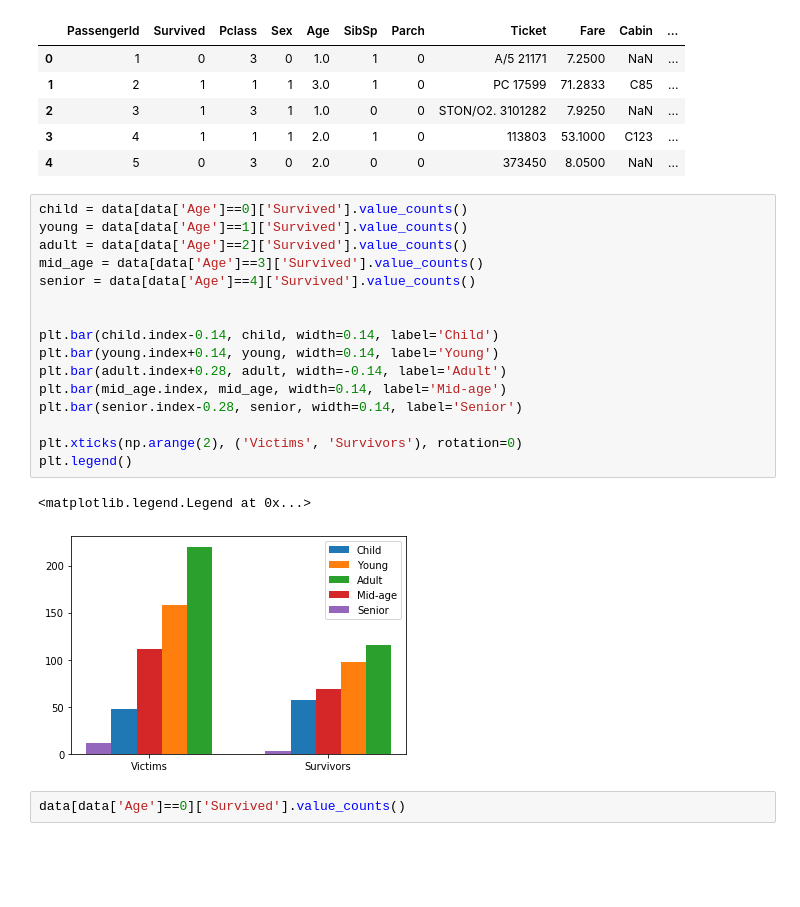
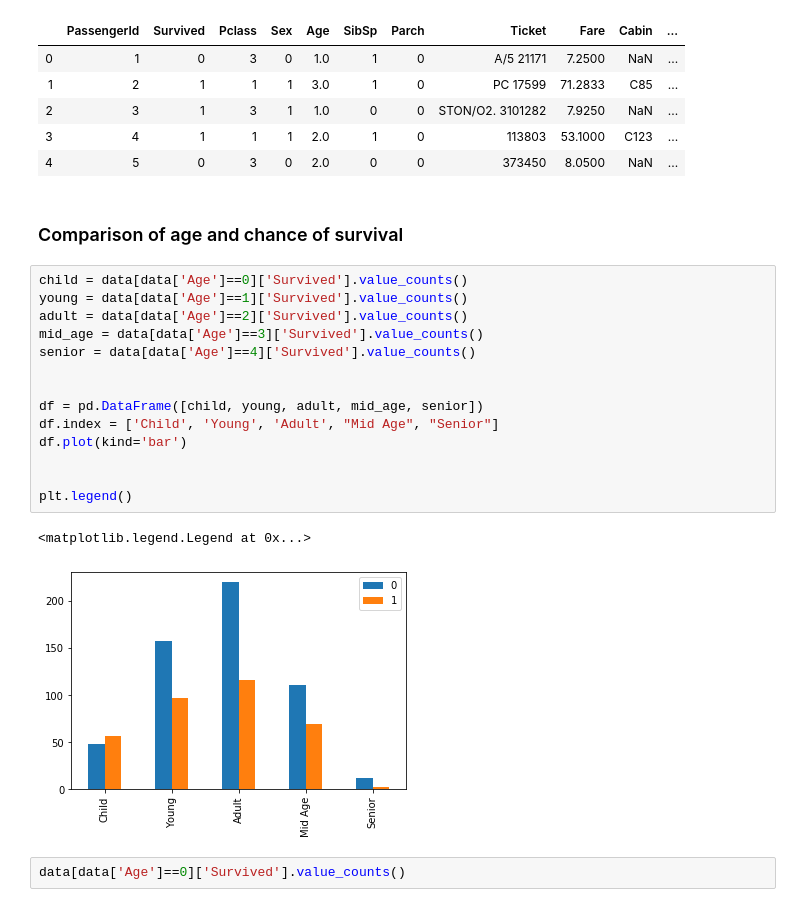
Before and after one commit to Incybro/Data-Science, a Jupyter notebook: Titanic survivors analysis/Transforming data.ipynb, the cells around one changed output. Cells and saved outputs as stored; diff of their text form; blank space fills up the shorter version.

Commit message:
Added comments - Titanic survivors analysis

```diff
--- a/Titanic survivors analysis/Transforming data.ipynb
+++ b/Titanic survivors analysis/Transforming data.ipynb
@@ -191,25 +218,25 @@ data.head()
 | 2 | 3 | 1 | 3 | 1 | 1.0 | 0 | 0 | STON/O2. 3101282 | 7.9250 | NaN | ... |
 | 3 | 4 | 1 | 1 | 1 | 2.0 | 1 | 0 | 113803 | 53.1000 | C123 | ... |
 | 4 | 5 | 0 | 3 | 0 | 2.0 | 0 | 0 | 373450 | 8.0500 | NaN | ... |
+# %% [markdown]
+### Comparison of age and chance of survival
 # %%
 child = data[data['Age']==0]['Survived'].value_counts()
 young = data[data['Age']==1]['Survived'].value_counts()
 adult = data[data['Age']==2]['Survived'].value_counts()
 mid_age = data[data['Age']==3]['Survived'].value_counts()
 senior = data[data['Age']==4]['Survived'].value_counts()
 
 
-plt.bar(child.index-0.14, child, width=0.14, label='Child')
-plt.bar(young.index+0.14, young, width=0.14, label='Young')
-plt.bar(adult.index+0.28, adult, width=-0.14, label='Adult')
-plt.bar(mid_age.index, mid_age, width=0.14, label='Mid-age')
-plt.bar(senior.index-0.28, senior, width=0.14, label='Senior')
+df = pd.DataFrame([child, young, adult, mid_age, senior])
+df.index = ['Child', 'Young', 'Adult', "Mid Age", "Senior"]
+df.plot(kind='bar')
 
-plt.xticks(np.arange(2), ('Victims', 'Survivors'), rotation=0)
+
 plt.legend()
 # %% [output]
 <matplotlib.legend.Legend at 0x...>
-[figure, old version]
+[figure, new version]
 # %%
 data[data['Age']==0]['Survived'].value_counts()
 # %% [output]
```
Also changed, not shown: parts of 28 cells of this notebook.
